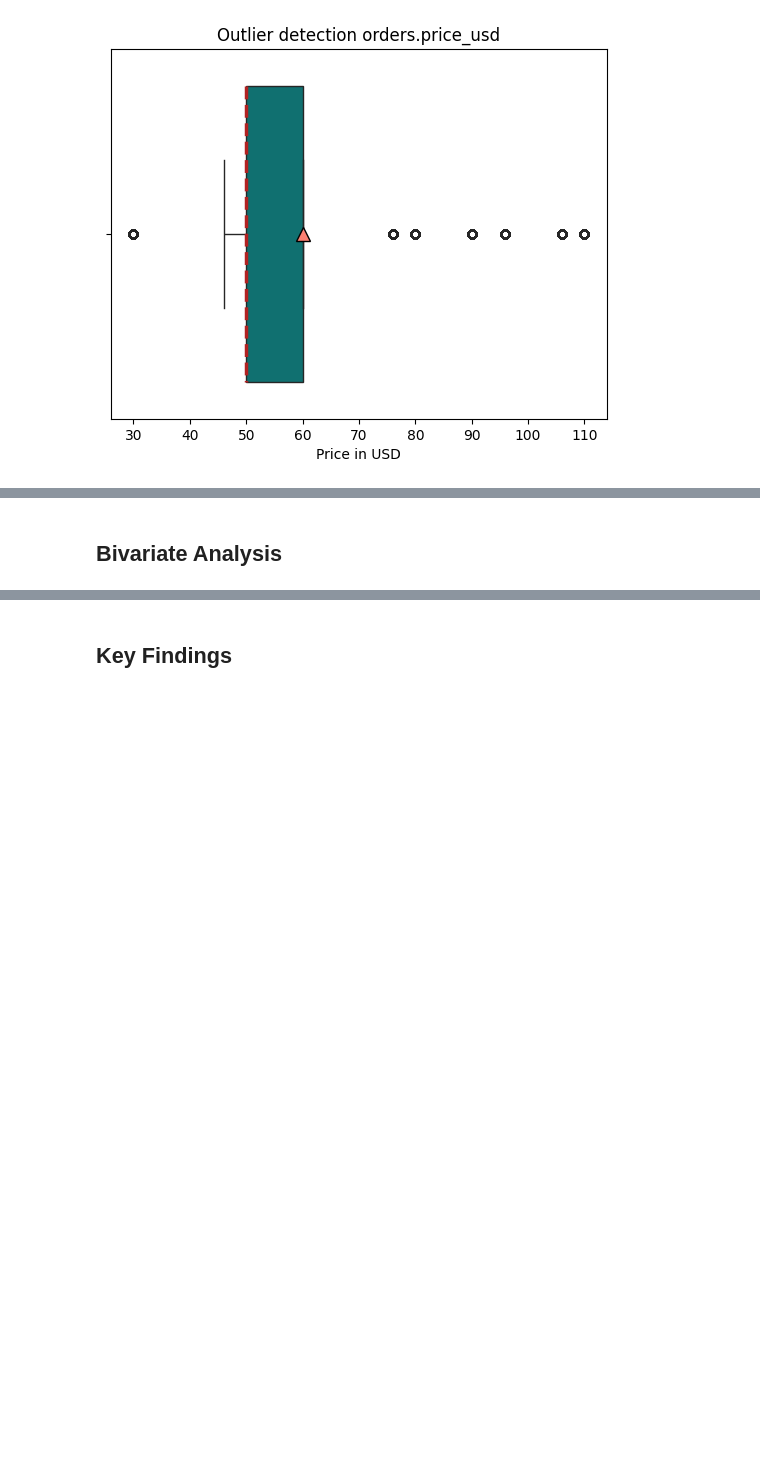
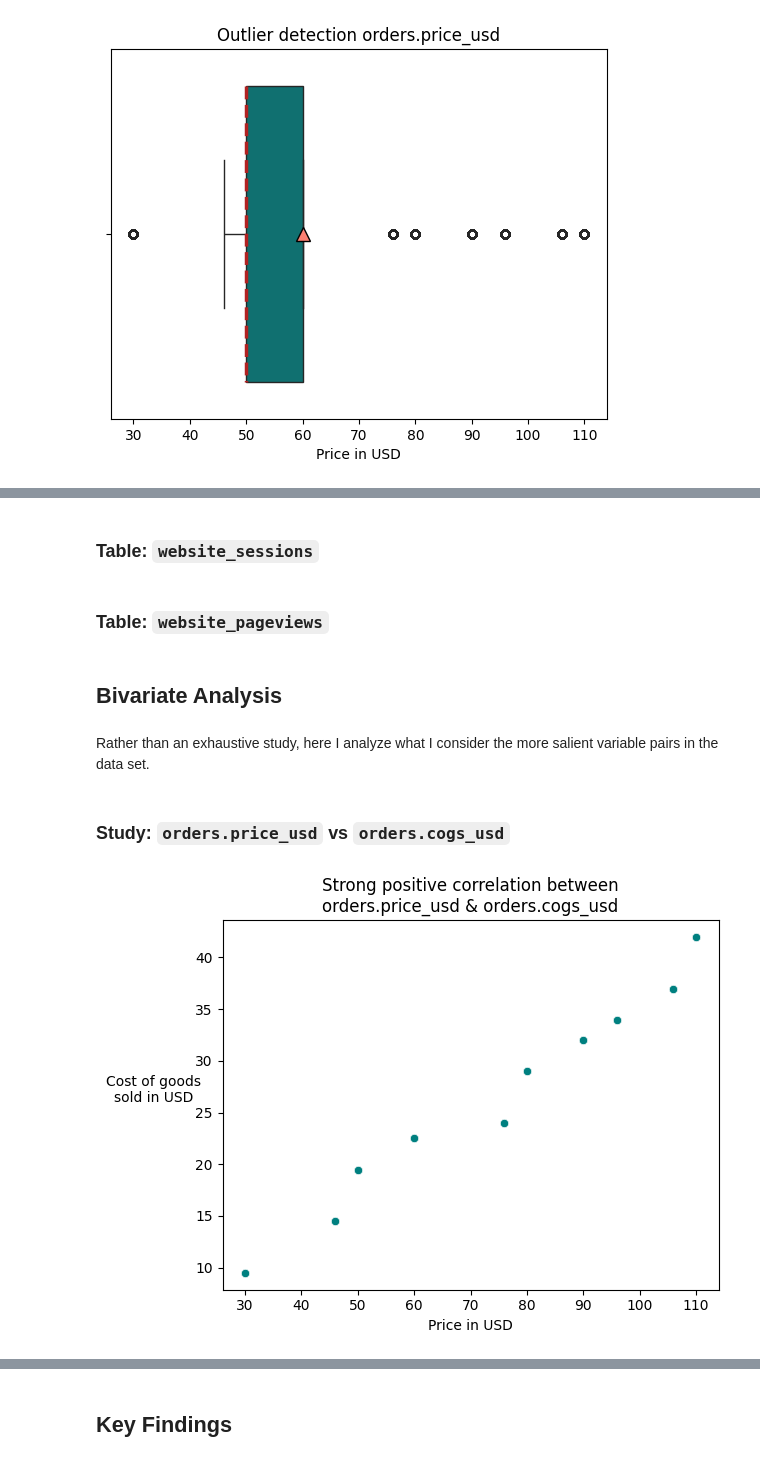
Before and after one commit to efrenchavez/2026_01_Toy_Store_E-Commerce, a Jupyter notebook: jupyter/eda.ipynb, the cells around one changed output, grey strips where cells are left out. Saved outputs shown, nothing was run; the diff lists cells and outputs as text; code cells hidden in the pictures; blank space fills up the shorter version.

```diff
--- a/jupyter/eda.ipynb
+++ b/jupyter/eda.ipynb
@@ -397,2 +635,22 @@ All: 8246 (25.52%)
+# %% [markdown]
+### Table: `website_sessions`
+# %% [markdown]
+### Table: `website_pageviews`
 # %% [markdown]
 ## Bivariate Analysis
+# %% [markdown]
+Rather than an exhaustive study, here I analyze what I consider the more salient variable pairs in the data set.
+# %% [markdown]
+### Study: `orders.price_usd` vs `orders.cogs_usd`
+# %%
+sns.scatterplot(x=orders['price_usd'],
+                y=orders['cogs_usd'],
+                color='teal')
+plt.xlabel('Price in USD')
+plt.ylabel('Cost of goods\nsold in USD',
+           rotation=0,
+           labelpad=30)
+plt.title('Strong positive correlation between\norders.price_usd & orders.cogs_usd')
+plt.show()
+# %% [output]
+[figure, added]
```
Also changed, not shown: parts of 66 cells of this notebook, 1 other file.
